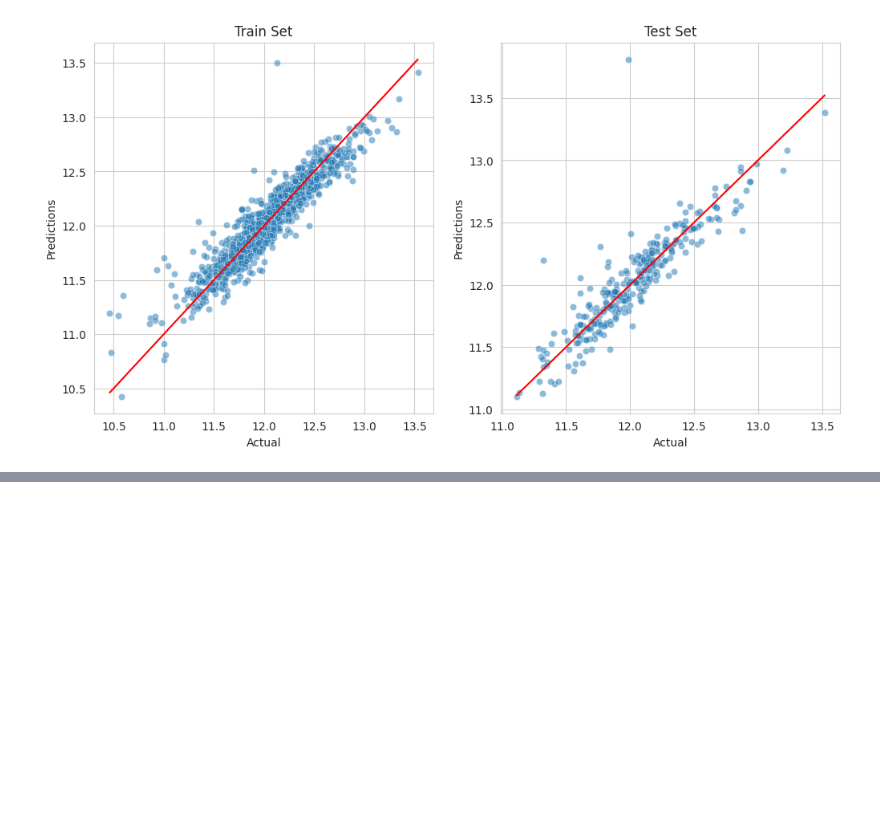
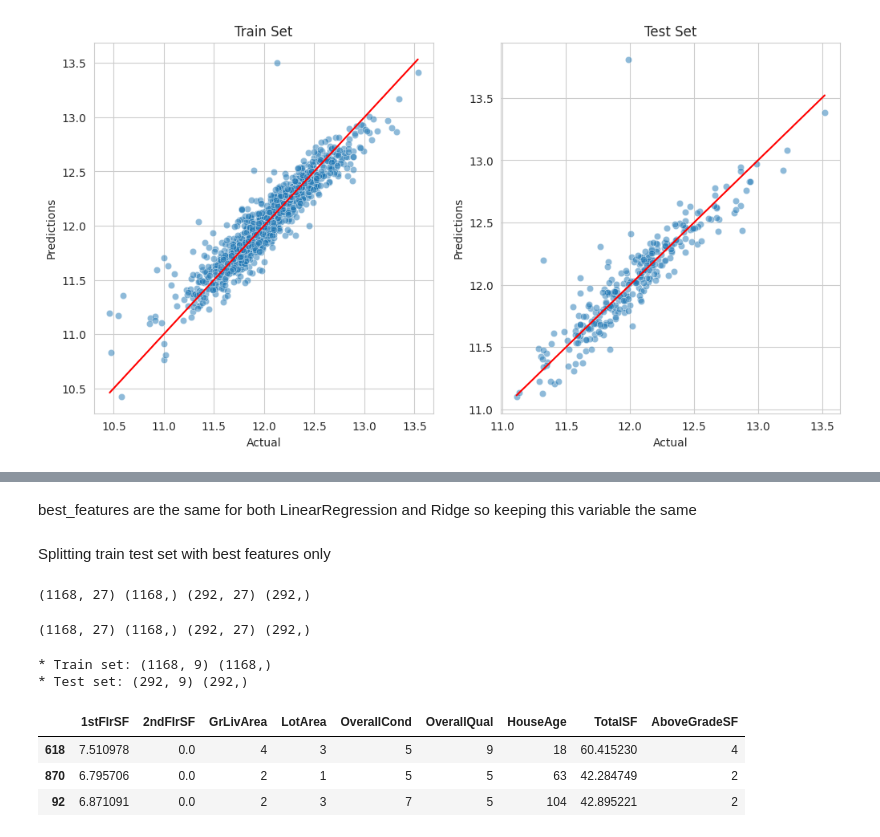
Before and after one commit to emilywade/heritage-housing, a Jupyter notebook: jupyter_notebooks/05ModellingEvaluation.ipynb, the cells around one changed output, grey strips where cells are left out. Cells and saved outputs as stored; diff of their text form; code cells hidden in the pictures; blank space fills up the shorter version.

```diff
--- a/jupyter_notebooks/05ModellingEvaluation.ipynb
+++ b/jupyter_notebooks/05ModellingEvaluation.ipynb
@@ -915,0 +934,38 @@ Comparison to Ridge:
+# %% [markdown]
+best_features are the same for both LinearRegression and Ridge so keeping this variable the same
+# %% [markdown]
+Splitting train test set with best features only
+# %%
+X_train, X_test, y_train, y_test = train_test_split(
+    df.drop(['SalePrice'], axis=1),
+    df['SalePrice'],
+    test_size=0.2,
+    random_state=0,
+)
+
+print(X_train.shape, y_train.shape, X_test.shape, y_test.shape)
+# %% [output]
+(1168, 27) (1168,) (292, 27) (292,)
+# %%
+y_train = np.log(y_train)
+y_test = np.log(y_test)
+# %%
+pipeline_data_cleaning_feat_eng = PipelineDataCleaningAndFeatureEngineering()
+X_train = pipeline_data_cleaning_feat_eng.fit_transform(X_train)
+X_test = pipeline_data_cleaning_feat_eng.transform(X_test)
+print(X_train.shape, y_train.shape, X_test.shape, y_test.shape)
+# %% [output]
+(1168, 27) (1168,) (292, 27) (292,)
+# %%
+X_train = X_train.filter(best_features)
+X_test = X_test.filter(best_features)
+
+print("* Train set:", X_train.shape, y_train.shape, "\n* Test set:",  X_test.shape, y_test.shape)
+X_train.head(3)
+# %% [output]
+* Train set: (1168, 9) (1168,)
+* Test set: (292, 9) (292,)
+|  | 1stFlrSF | 2ndFlrSF | GrLivArea | LotArea | OverallCond | OverallQual | HouseAge | TotalSF | AboveGradeSF |
+| 618 | 7.510978 | 0.0 | 4 | 3 | 5 | 9 | 18 | 60.415230 | 4 |
+| 870 | 6.795706 | 0.0 | 2 | 1 | 5 | 5 | 63 | 42.284749 | 2 |
+| 92 | 6.871091 | 0.0 | 2 | 3 | 7 | 5 | 104 | 42.895221 | 2 |
```
Also changed, not shown: parts of 13 cells of this notebook.
